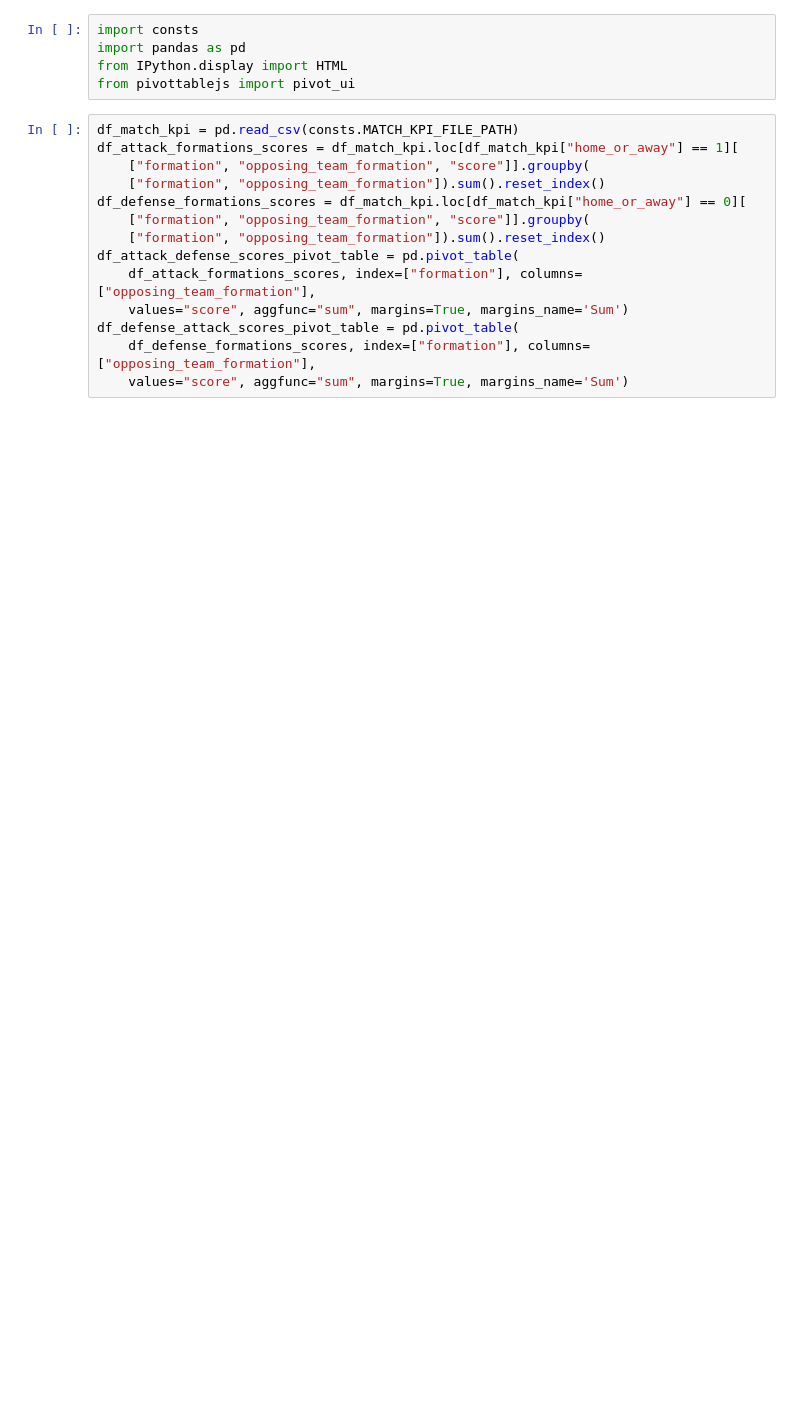
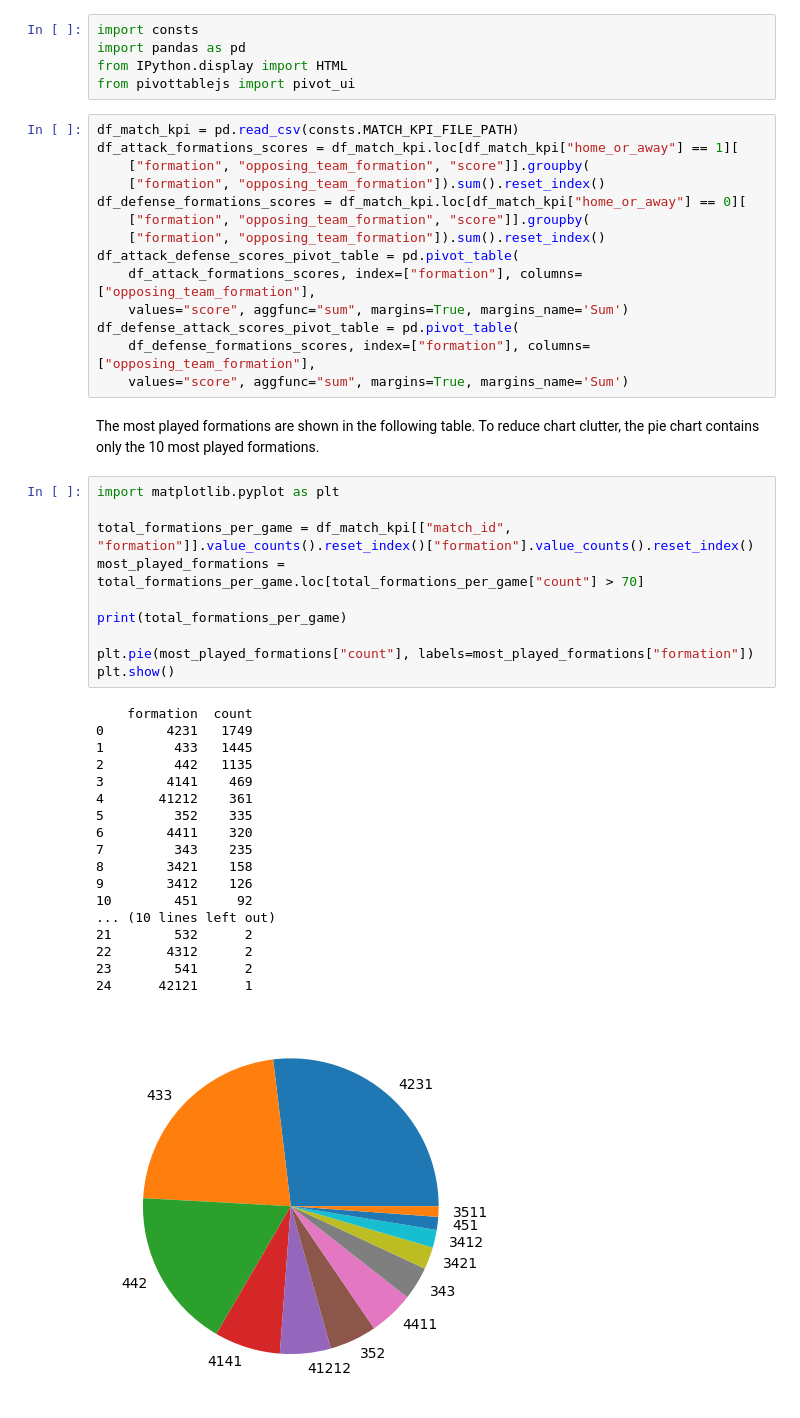
Before and after one commit to SFETNI/Omdena-UEFAEURO2024, a Jupyter notebook: task3-machine-learning-modeling/effect_of_team_formation_on_match_outcome/visualize_formations_correspondance_table.ipynb, the cells around one changed output. Cells and saved outputs as stored; diff of their text form; blank space fills up the shorter version.

Commit message:
Updated code for analysis of effects of team formation on match outcome.

```diff
--- a/task3-machine-learning-modeling/effect_of_team_formation_on_match_outcome/visualize_formations_correspondance_table.ipynb
+++ b/task3-machine-learning-modeling/effect_of_team_formation_on_match_outcome/visualize_formations_correspondance_table.ipynb
@@ -17,3 +17,34 @@ df_attack_defense_scores_pivot_table = pd.pivot_table(
 df_defense_attack_scores_pivot_table = pd.pivot_table(
     df_defense_formations_scores, index=["formation"], columns=["opposing_team_formation"],
     values="score", aggfunc="sum", margins=True, margins_name='Sum')
+# %% [markdown]
+The most played formations are shown in the following table. To reduce chart clutter, the pie chart contains only the 10 most played formations.
+# %%
+import matplotlib.pyplot as plt
+
+total_formations_per_game = df_match_kpi[["match_id", "formation"]].value_counts().reset_index()["formation"].value_counts().reset_index()
+most_played_formations = total_formations_per_game.loc[total_formations_per_game["count"] > 70]
+
+print(total_formations_per_game)
+
+plt.pie(most_played_formations["count"], labels=most_played_formations["formation"])
+plt.show()
+# %% [output]
+    formation  count
+0        4231   1749
+1         433   1445
+2         442   1135
+3        4141    469
+4       41212    361
+5         352    335
+6        4411    320
+7         343    235
+8        3421    158
+9        3412    126
+10        451     92
+... (10 lines left out)
+21        532      2
+22       4312      2
+23        541      2
+24      42121      1
+[figure, added]
```
Also changed, not shown: parts of 5 cells of this notebook, 4 other files.
